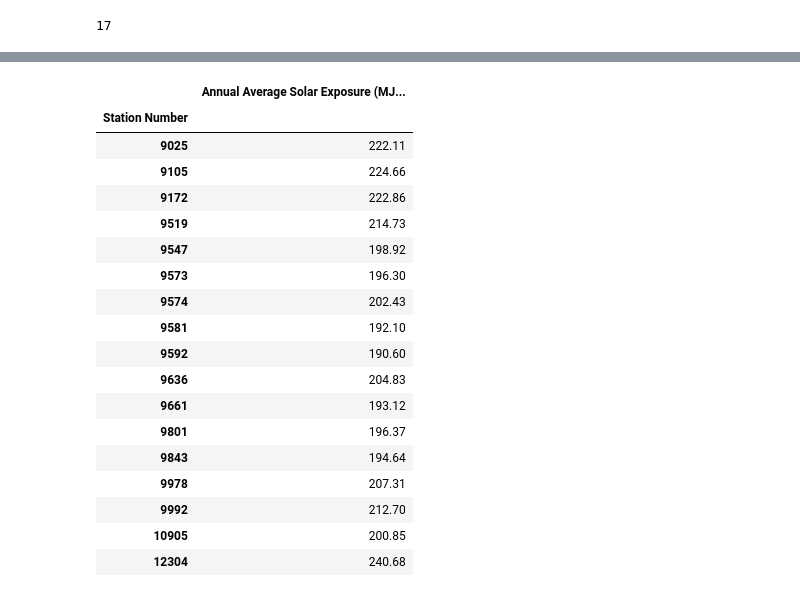
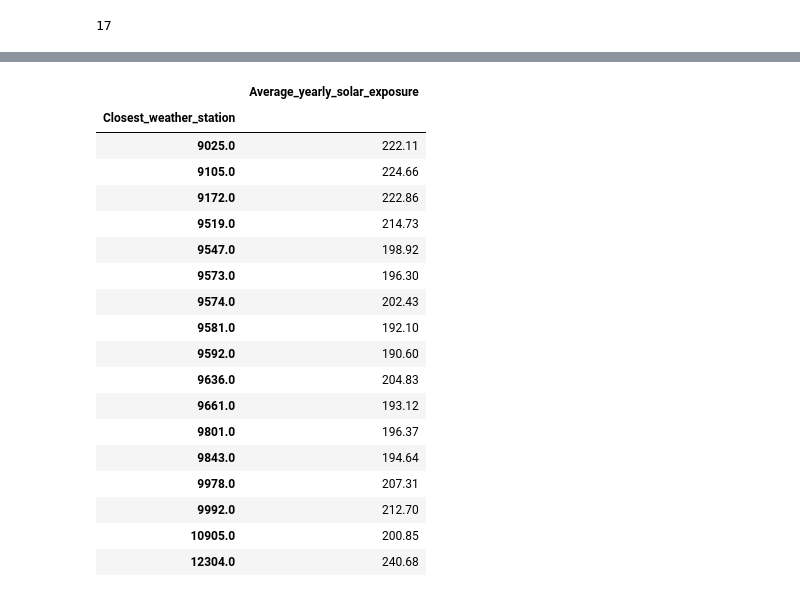
Before and after one commit to CarmenK2/ETL-project, a Jupyter notebook: Weather.ipynb, the cells around one changed output, grey strips where cells are left out. Drawn from its saved outputs; the diff is of its cells as text; code cells hidden in the pictures.

```diff
--- a/Weather.ipynb
+++ b/Weather.ipynb
@@ -416,6 +416,6 @@ No_of_station
 17
 # %%
 #Name change for "Annual Column" to "Annual Average Solar Exposure (MJ m-2)"
-solar_data_namechange_df=solar_data_excl_df.rename(columns={"Annual":"Annual Average Solar Exposure (MJ m-2)"})
+solar_data_namechange_df=solar_data_excl_df.rename(columns={"Annual":"Average_yearly_solar_exposure","Station Number":"Closest_weather_station"})
 solar_data_namechange_df
 # %% [output]
@@ -434,6 +434,6 @@ solar_data_namechange_df
 391 rows × 2 columns
 # %%
 #Groupby the station number and calculate the mean for years older than 2000
-solar_data_average_df=solar_data_namechange_df.groupby("Station Number").mean()
+solar_data_average_df=solar_data_namechange_df.groupby("Closest_weather_station").mean()
 solar_data_average_df
 # %% [output]
@@ -459,27 +459,27 @@ solar_data_average_df
 # %%
 #Round to 2 decimal place for better presentation
-solar_data_average_FINAL_df=solar_data_average_df.round({'Annual Average Solar Exposure (MJ m-2)':2})
+solar_data_average_FINAL_df=solar_data_average_df.round({'Average_yearly_solar_exposure':2})
 solar_data_average_FINAL_df
 # %% [output]
-|  | Annual Average Solar Exposure (MJ... |
-| Station Number |  |
-| 9025 | 222.11 |
-| 9105 | 224.66 |
-| 9172 | 222.86 |
-| 9519 | 214.73 |
-| 9547 | 198.92 |
-| 9573 | 196.30 |
-| 9574 | 202.43 |
-| 9581 | 192.10 |
-| 9592 | 190.60 |
-| 9636 | 204.83 |
-| 9661 | 193.12 |
-| 9801 | 196.37 |
-| 9843 | 194.64 |
-| 9978 | 207.31 |
-| 9992 | 212.70 |
-| 10905 | 200.85 |
-| 12304 | 240.68 |
+|  | Average_yearly_solar_exposure |
+| Closest_weather_station |  |
+| 9025.0 | 222.11 |
+| 9105.0 | 224.66 |
+| 9172.0 | 222.86 |
+| 9519.0 | 214.73 |
+| 9547.0 | 198.92 |
+| 9573.0 | 196.30 |
+| 9574.0 | 202.43 |
+| 9581.0 | 192.10 |
+| 9592.0 | 190.60 |
+| 9636.0 | 204.83 |
+| 9661.0 | 193.12 |
+| 9801.0 | 196.37 |
+| 9843.0 | 194.64 |
+| 9978.0 | 207.31 |
+| 9992.0 | 212.70 |
+| 10905.0 | 200.85 |
+| 12304.0 | 240.68 |
 # %%
 #Export the result to csv file
 solar_data_average_FINAL_df.to_csv("Resources_weather/solar.csv", index=True)
```
Also changed, not shown: parts of 15 cells of this notebook.
